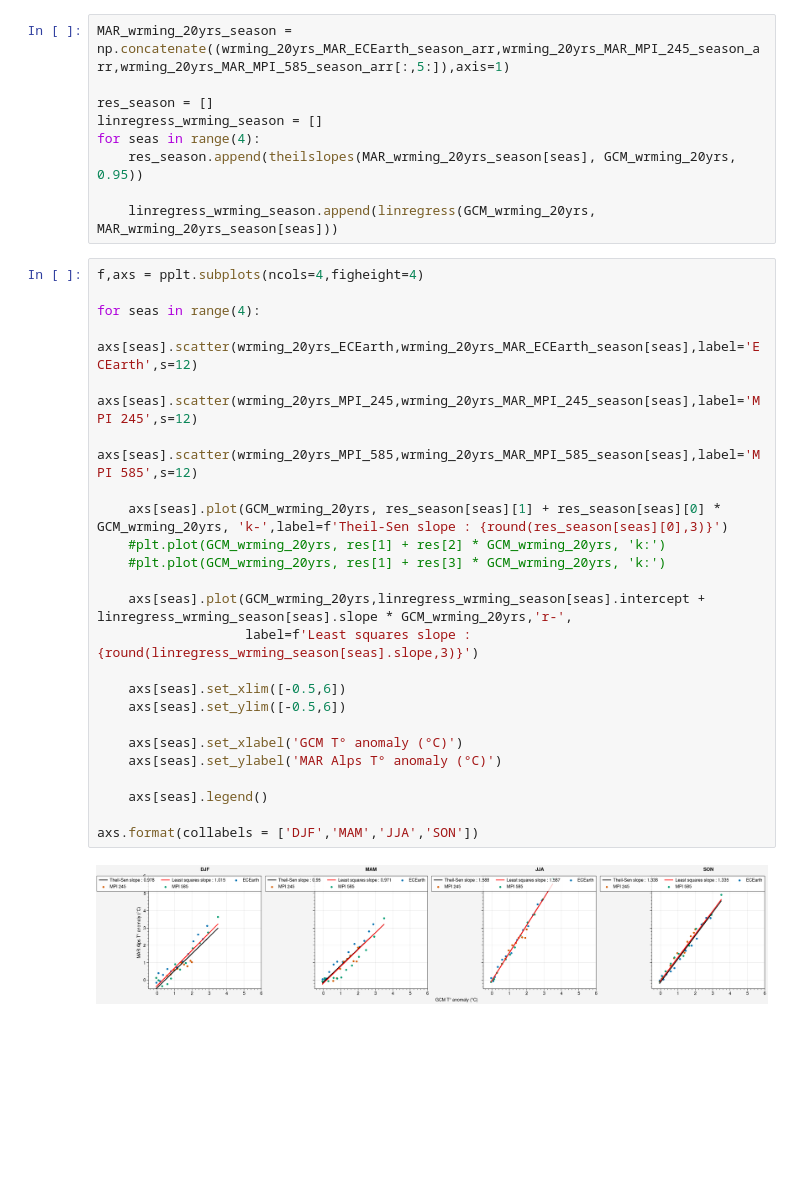
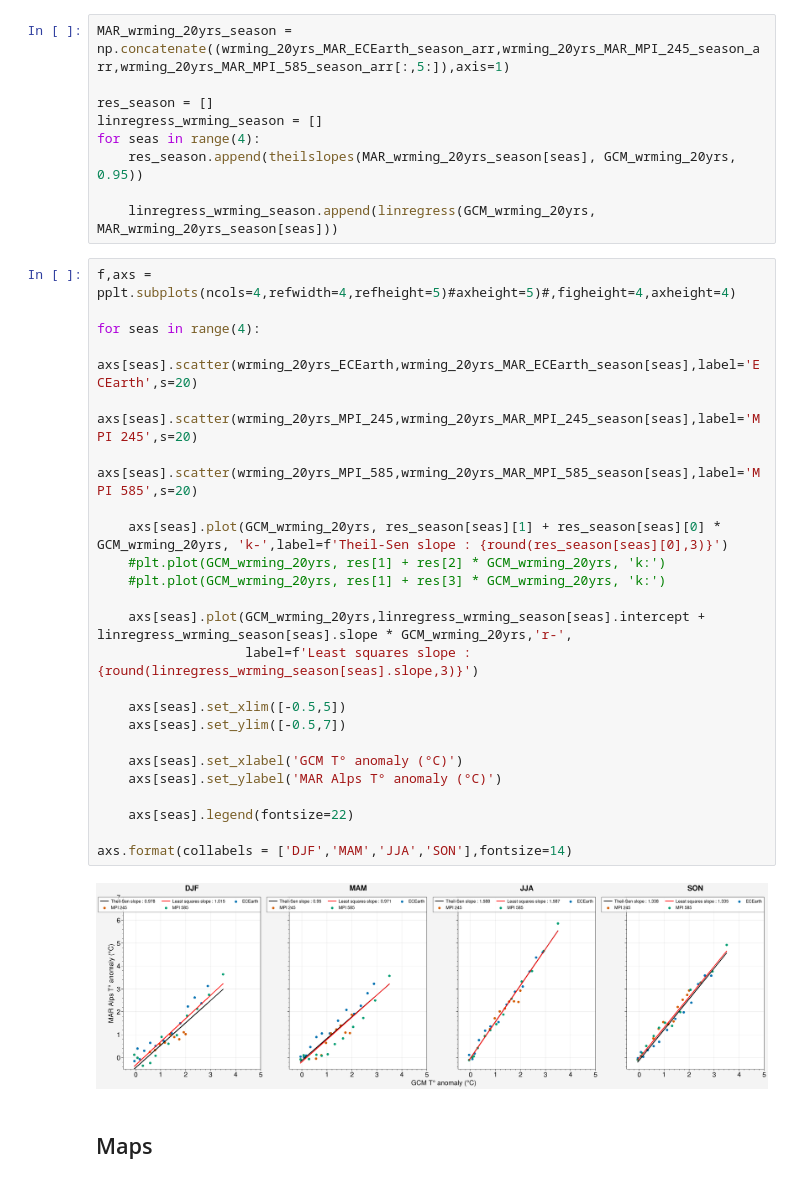
Before and after one commit to Ian-CD/PhD, a Jupyter notebook: global_warming_trends.ipynb, the cells around one changed output. Cells and saved outputs as stored; diff of their text form; blank space fills up the shorter version.

```diff
--- a/global_warming_trends.ipynb
+++ b/global_warming_trends.ipynb
@@ -285,28 +286,30 @@ for seas in range(4):
 
     linregress_wrming_season.append(linregress(GCM_wrming_20yrs, MAR_wrming_20yrs_season[seas]))
 # %%
-f,axs = pplt.subplots(ncols=4,figheight=4)
+f,axs = pplt.subplots(ncols=4,refwidth=4,refheight=5)#axheight=5)#,figheight=4,axheight=4)
 
 for seas in range(4):
-    axs[seas].scatter(wrming_20yrs_ECEarth,wrming_20yrs_MAR_ECEarth_season[seas],label='ECEarth',s=12)
-    axs[seas].scatter(wrming_20yrs_MPI_245,wrming_20yrs_MAR_MPI_245_season[seas],label='MPI 245',s=12)
-    axs[seas].scatter(wrming_20yrs_MPI_585,wrming_20yrs_MAR_MPI_585_season[seas],label='MPI 585',s=12)
+    axs[seas].scatter(wrming_20yrs_ECEarth,wrming_20yrs_MAR_ECEarth_season[seas],label='ECEarth',s=20)
+    axs[seas].scatter(wrming_20yrs_MPI_245,wrming_20yrs_MAR_MPI_245_season[seas],label='MPI 245',s=20)
+    axs[seas].scatter(wrming_20yrs_MPI_585,wrming_20yrs_MAR_MPI_585_season[seas],label='MPI 585',s=20)
 
     axs[seas].plot(GCM_wrming_20yrs, res_season[seas][1] + res_season[seas][0] * GCM_wrming_20yrs, 'k-',label=f'Theil-Sen slope : {round(res_season[seas][0],3)}')
     #plt.plot(GCM_wrming_20yrs, res[1] + res[2] * GCM_wrming_20yrs, 'k:')
     #plt.plot(GCM_wrming_20yrs, res[1] + res[3] * GCM_wrming_20yrs, 'k:')
 
     axs[seas].plot(GCM_wrming_20yrs,linregress_wrming_season[seas].intercept + linregress_wrming_season[seas].slope * GCM_wrming_20yrs,'r-',
                    label=f'Least squares slope : {round(linregress_wrming_season[seas].slope,3)}')
 
-    axs[seas].set_xlim([-0.5,6])
-    axs[seas].set_ylim([-0.5,6])
+    axs[seas].set_xlim([-0.5,5])
+    axs[seas].set_ylim([-0.5,7])
 
     axs[seas].set_xlabel('GCM T° anomaly (°C)')
     axs[seas].set_ylabel('MAR Alps T° anomaly (°C)')
 
-    axs[seas].legend()
+    axs[seas].legend(fontsize=22)
 
-axs.format(collabels = ['DJF','MAM','JJA','SON'])
+axs.format(collabels = ['DJF','MAM','JJA','SON'],fontsize=14)
 # %% [output]
-[figure, old version]
+[figure, new version]
+# %% [markdown]
+## Maps
```
Also changed, not shown: parts of 15 cells of this notebook.
